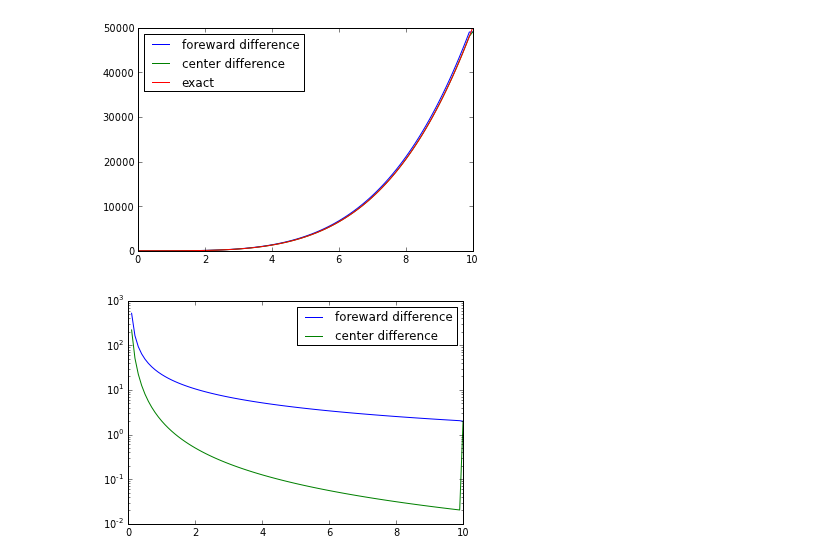
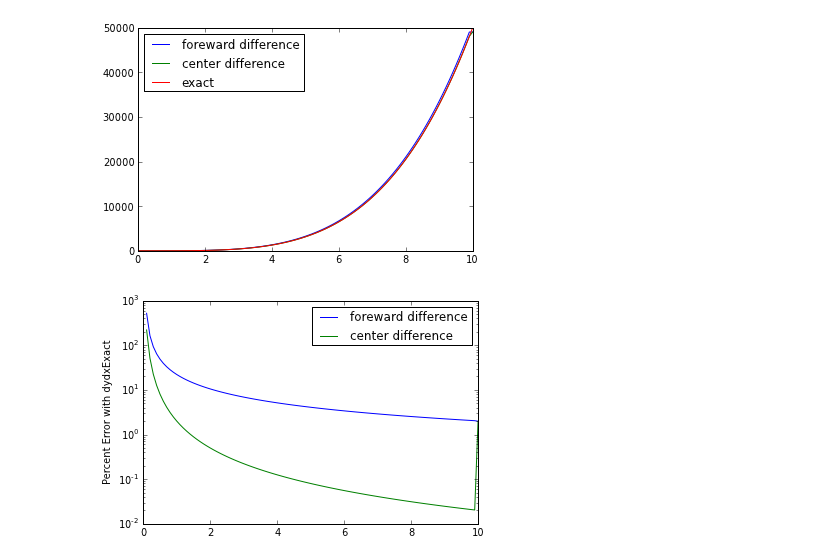
Before and after one commit to wsnyderPHYS202/PHYS202-S13, a Jupyter notebook: Week4/ThursdayNotes.ipynb, the cells around one changed output. Saved outputs shown, nothing was run; the diff lists cells and outputs as text; code cells hidden in the pictures.

```diff
--- a/Week4/ThursdayNotes.ipynb
+++ b/Week4/ThursdayNotes.ipynb
@@ -143,11 +145,11 @@ show()
 # %%
 percentError1 = 100*abs(dydx1[1:]-dydxExact[1:])/dydxExact[1:]
 percentError2 = 100*abs(dydx2[1:]-dydxExact[1:])/dydxExact[1:]
 
 semilogy(x[1:], percentError1, label = 'foreward difference')
 semilogy(x[1:], percentError2, label = 'center difference')
-ylabel = 'Percent Error with dydxExact'
+ylabel('Percent Error with dydxExact')
 legend(loc = 'upper right')
 show()
 # %% [output]
-[figure, old version]
+[figure, new version]
```
Also changed, not shown: parts of 1 cell of this notebook, 2 other files.
